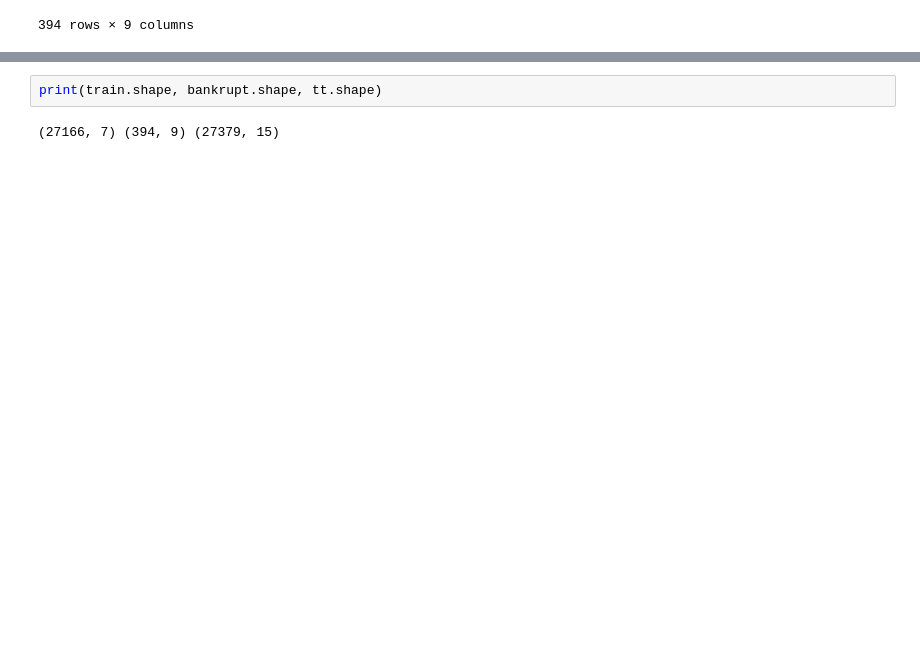
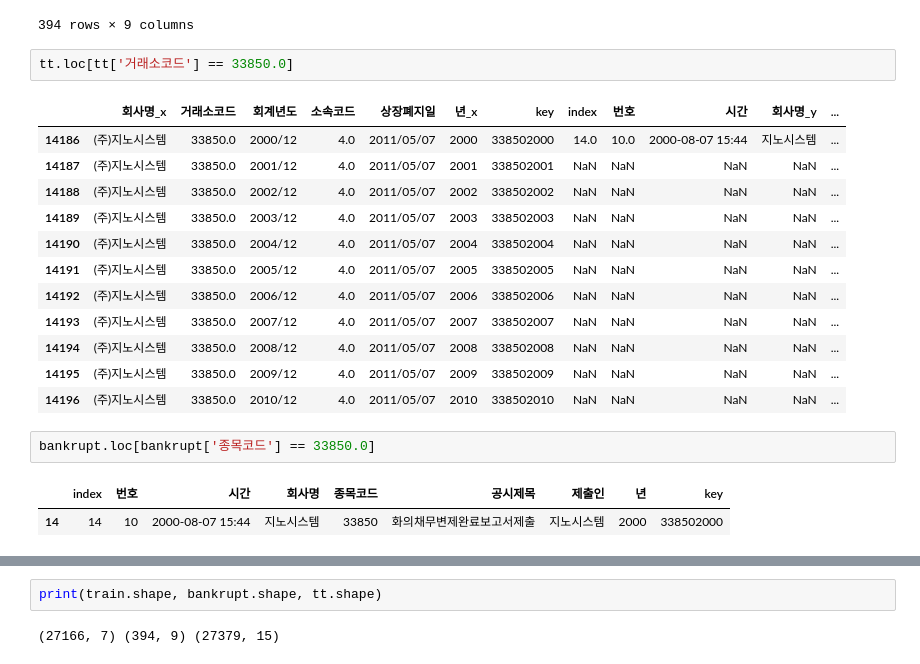
Before and after one commit to JxxHxxx/Ubion-CorporateBankruptcyAnalysis, a Jupyter notebook: Code/JH/prepro_bankruptcy.ipynb, the cells around one changed output, grey strips where cells are left out. Cells and saved outputs as stored; diff of their text form; blank space fills up the shorter version.

```diff
--- a/Code/JH/prepro_bankruptcy.ipynb
+++ b/Code/JH/prepro_bankruptcy.ipynb
@@ -61,5 +91,25 @@ bankrupt
 | 392 | 98 | 152 | 2020-02-10 16:24 | 유아이디 | 69330 | 내부결산시점 관리종목 지정 또는 상장폐지 사유 발생 | 유아이디 | 2020 | 693302020 |
 | 393 | 99 | 151 | 2020-02-07 17:14 | 이녹스 | 88390 | 내부결산시점 관리종목 지정 또는 상장폐지 사유 발생(자회사의... | 이녹스 | 2020 | 883902020 |
 394 rows × 9 columns
+# %%
+tt.loc[tt['거래소코드'] == 33850.0]
+# %% [output]
+|  | 회사명_x | 거래소코드 | 회계년도 | 소속코드 | 상장폐지일 | 년_x | key | index | 번호 | 시간 | 회사명_y | ... |
+| 14186 | (주)지노시스템 | 33850.0 | 2000/12 | 4.0 | 2011/05/07 | 2000 | 338502000 | 14.0 | 10.0 | 2000-08-07 15:44 | 지노시스템 | ... |
+| 14187 | (주)지노시스템 | 33850.0 | 2001/12 | 4.0 | 2011/05/07 | 2001 | 338502001 | NaN | NaN | NaN | NaN | ... |
+| 14188 | (주)지노시스템 | 33850.0 | 2002/12 | 4.0 | 2011/05/07 | 2002 | 338502002 | NaN | NaN | NaN | NaN | ... |
+| 14189 | (주)지노시스템 | 33850.0 | 2003/12 | 4.0 | 2011/05/07 | 2003 | 338502003 | NaN | NaN | NaN | NaN | ... |
+| 14190 | (주)지노시스템 | 33850.0 | 2004/12 | 4.0 | 2011/05/07 | 2004 | 338502004 | NaN | NaN | NaN | NaN | ... |
+| 14191 | (주)지노시스템 | 33850.0 | 2005/12 | 4.0 | 2011/05/07 | 2005 | 338502005 | NaN | NaN | NaN | NaN | ... |
+| 14192 | (주)지노시스템 | 33850.0 | 2006/12 | 4.0 | 2011/05/07 | 2006 | 338502006 | NaN | NaN | NaN | NaN | ... |
+| 14193 | (주)지노시스템 | 33850.0 | 2007/12 | 4.0 | 2011/05/07 | 2007 | 338502007 | NaN | NaN | NaN | NaN | ... |
+| 14194 | (주)지노시스템 | 33850.0 | 2008/12 | 4.0 | 2011/05/07 | 2008 | 338502008 | NaN | NaN | NaN | NaN | ... |
+| 14195 | (주)지노시스템 | 33850.0 | 2009/12 | 4.0 | 2011/05/07 | 2009 | 338502009 | NaN | NaN | NaN | NaN | ... |
+| 14196 | (주)지노시스템 | 33850.0 | 2010/12 | 4.0 | 2011/05/07 | 2010 | 338502010 | NaN | NaN | NaN | NaN | ... |
+# %%
+bankrupt.loc[bankrupt['종목코드'] == 33850.0]
+# %% [output]
+|  | index | 번호 | 시간 | 회사명 | 종목코드 | 공시제목 | 제출인 | 년 | key |
+| 14 | 14 | 10 | 2000-08-07 15:44 | 지노시스템 | 33850 | 화의채무변제완료보고서제출 | 지노시스템 | 2000 | 338502000 |
 # %%
 tt = pd.merge(train, bankrupt, on='key', how = 'outer')
```
Also changed, not shown: parts of 28 cells of this notebook.
